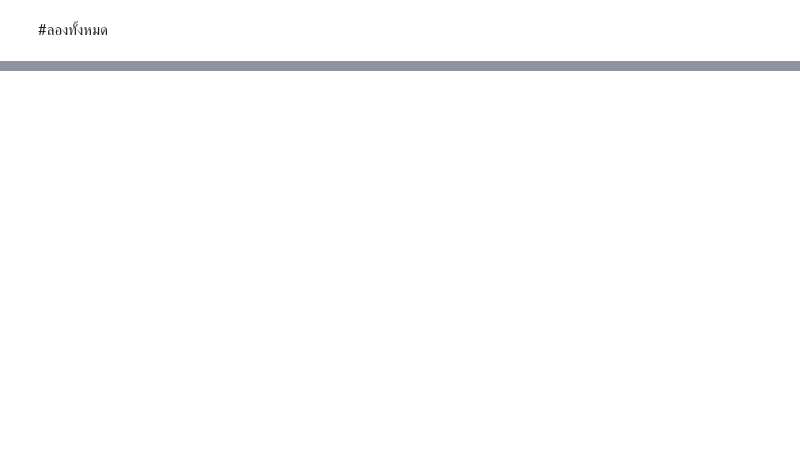
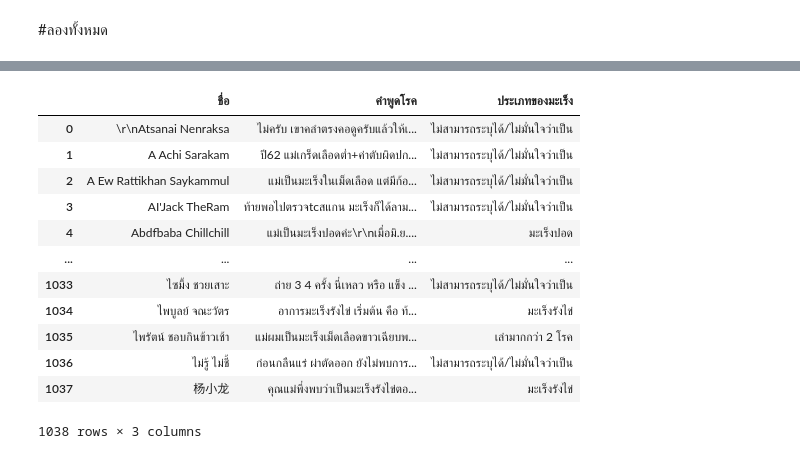
Before and after one commit to MOOwuttichai/Cancer_Social_Listening, a Jupyter notebook: เเยกมะเร็ง+เพศ.ipynb, the cells around one changed output, grey strips where cells are left out. Cells and saved outputs as stored; diff of their text form; code cells hidden in the pictures; blank space fills up the shorter version.

```diff
--- a/เเยกมะเร็ง+เพศ.ipynb
+++ b/เเยกมะเร็ง+เพศ.ipynb
@@ -195,7 +200,6 @@ for i in range(len(comment)):
       list_cancer.append(Token[i]+Token[i+1])
     # else :
     #   list_cancer.append('ไม่สามารถระบุได้')
-  unique_list = []
   unique_list = list(OrderedDict.fromkeys(list_cancer))
   #----------------------------------------------------------
   list_define_cancer = []
@@ -228,10 +232,25 @@ for i in range(len(comment)):
   for i in range(len(genden_list)):
     if len(genden_list) == 2:
       list_define_genden.append('เล่าทั้งสองเพศ')
-    elif list_define_cancer==[]:
+    elif genden_list==[]:
       list_define_genden.append('ไม่สามารถระบุได้/ไม่มั่นใจว่าเป็น')
     else:
       list_define_genden.append(genden_list[0])
     genden_list_de =[]
     genden_list_de = list(OrderedDict.fromkeys(list_define_genden))
     new_colgenden.append(genden_list_de)
+# %%
+for i in range(len(comment)):
+  text= comment['คำพูดโรค'][i]
+  custom_tokenizer = Tokenizer(words)
+  Token = custom_tokenizer.word_tokenize(normalize(text))
+  Token.append('end')
+  list_genden = []
+  for i in range(len(Token)):
+    for j in range(len(Genden['หญิง'])):
+      if (Token[i] == Genden['ชาย'][j]):
+        list_genden.append('เพศชาย')
+      elif(Token[i] == Genden['หญิง'][j]):
+        list_genden.append('เพศหญิง')
+  genden_list =[]
+  genden_list = list(OrderedDict.fromkeys(list_genden))
@@ -280,0 +310,24 @@ use_data
+# %%
+new_list=[]
+for i in range(len(use_data)):
+  if len(use_data['ประเภทของมะเร็ง'][i]) == 1:
+    new_list.append(use_data['ประเภทของมะเร็ง'][i][0])
+  elif len(use_data['ประเภทของมะเร็ง'][i]) > 1:
+    new_list.append('เล่ามากกว่า 2 โรค')
+use_data['ประเภทของมะเร็ง']=new_list
+# %%
+use_data
+# %% [output]
+|  | ชื่อ | คำพูดโรค | ประเภทของมะเร็ง |
+| 0 | \r\nAtsanai Nenraksa | ไม่ครับ เขาคลำตรงคอดูครับแล้วให้เ... | ไม่สามารถระบุได้/ไม่มั่นใจว่าเป็น |
+| 1 | A Achi Sarakam | ปี62 แม่เกร็ดเลือดต่ำ+ค่าตับผิดปก... | ไม่สามารถระบุได้/ไม่มั่นใจว่าเป็น |
+| 2 | A Ew Rattikhan Saykammul | แม่เป็นมะเร็งในเม็ดเลือด แต่มีก้อ... | ไม่สามารถระบุได้/ไม่มั่นใจว่าเป็น |
+| 3 | AI'Jack TheRam | ท้ายพอไปตรวจtcสแกน มะเร็งก็ได้ลาม... | ไม่สามารถระบุได้/ไม่มั่นใจว่าเป็น |
+| 4 | Abdfbaba Chillchill | แม่เป็นมะเร็งปอดค่ะ\r\nเมื่อมิ.ย.... | มะเร็งปอด |
+| ... | ... | ... | ... |
+| 1033 | ไซมึ้ง ชวยเสาะ | ถ่าย 3 4 ครั้ง นี่เหลว หรือ แข็ง ... | ไม่สามารถระบุได้/ไม่มั่นใจว่าเป็น |
+| 1034 | ไพบูลย์ จณะวัตร | อาการมะเร็งรังไข่ เริ่มต้น คือ ท้... | มะเร็งรังไข่ |
+| 1035 | ไพรัตน์ ชอบกินข้าวเช้า | แม่ผมเป็นมะเร็งเม็ดเลือดขาวเฉียบพ... | เล่ามากกว่า 2 โรค |
+| 1036 | ไม่รู้ ไม่ชี้ | ก่อนกลืนแร่ ผ่าตัดออก ยังไม่พบการ... | ไม่สามารถระบุได้/ไม่มั่นใจว่าเป็น |
+| 1037 | 杨小龙 | คุณแม่พึ่งพบว่าเป็นมะเร็งรังไข่ตอ... | มะเร็งรังไข่ |
+1038 rows × 3 columns
```
Also changed, not shown: parts of 12 cells of this notebook.
